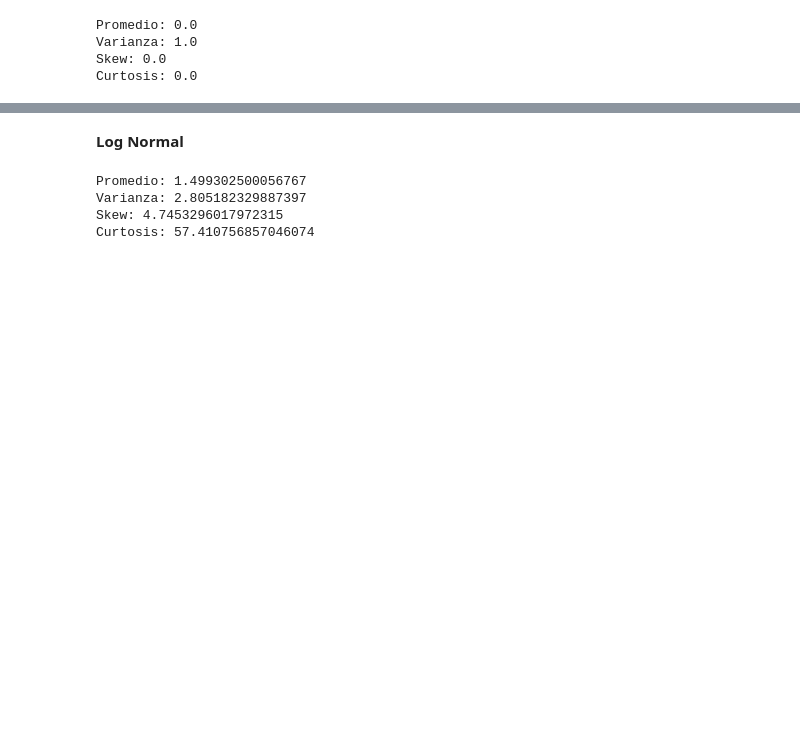
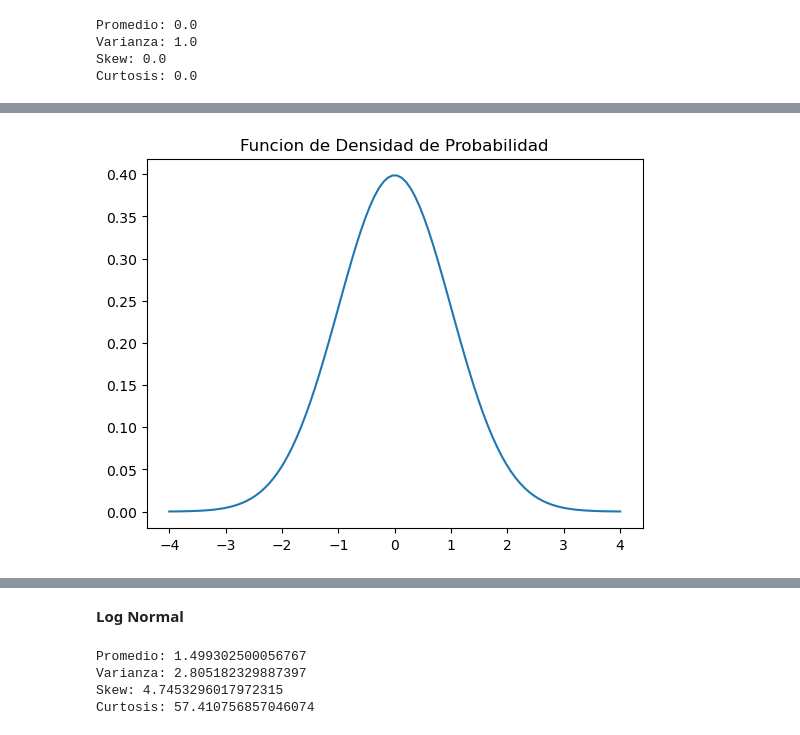
Before and after one commit to Apgt512/Colab-Notebooks, a Jupyter notebook: Modulo II. Algebra Lineal y Probabilidad/Clase 27 septiembre 2021.ipynb, the cells around one changed output, grey strips where cells are left out. Saved outputs shown, nothing was run; the diff lists cells and outputs as text; code cells hidden in the pictures; blank space fills up the shorter version.

```diff
--- a/Modulo II. Algebra Lineal y Probabilidad/Clase 27 septiembre 2021.ipynb
+++ b/Modulo II. Algebra Lineal y Probabilidad/Clase 27 septiembre 2021.ipynb
@@ -235,0 +156,9 @@ Un Swap es un acuerdo entre dos contrapartes para intercambiar flujos de efectiv
+# %%
+dist_normal = stats.norm()
+x = np.linspace(-4,4,100)
+y = dist_normal.pdf(x)
+plt.plot(x,y)
+plt.title('Funcion de Densidad de Probabilidad')
+plt.show()
+# %% [output]
+[figure, added]
```
Also changed, not shown: parts of 42 cells of this notebook.
